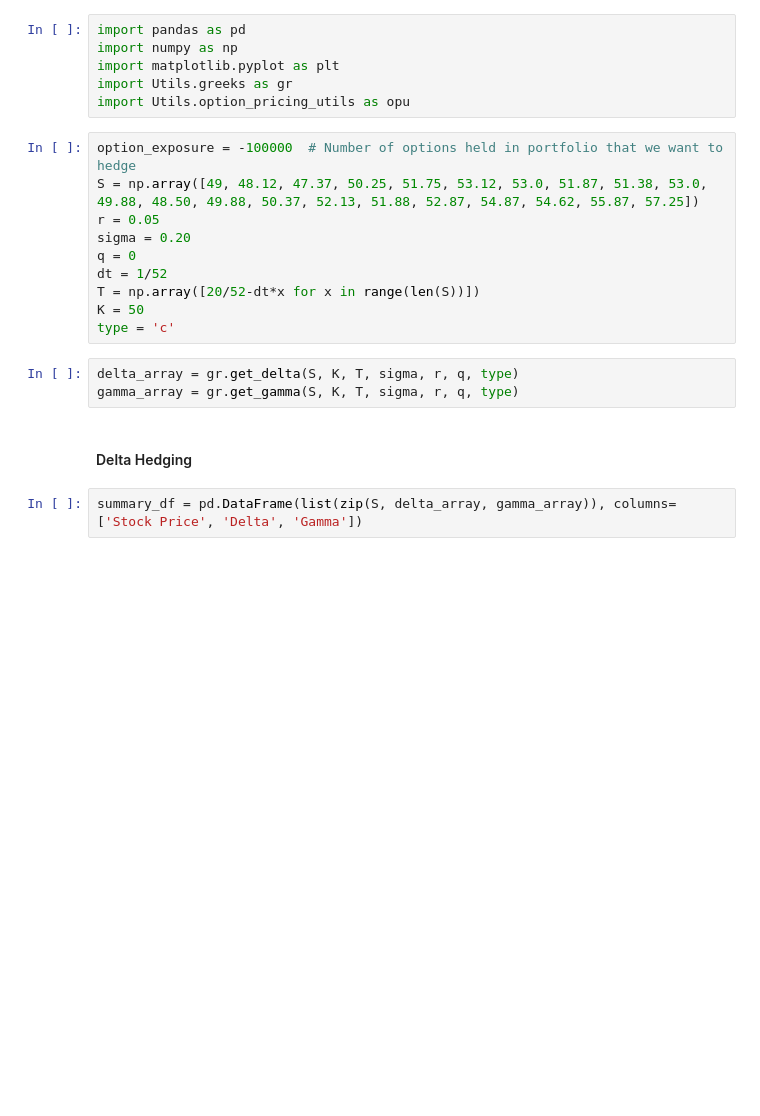
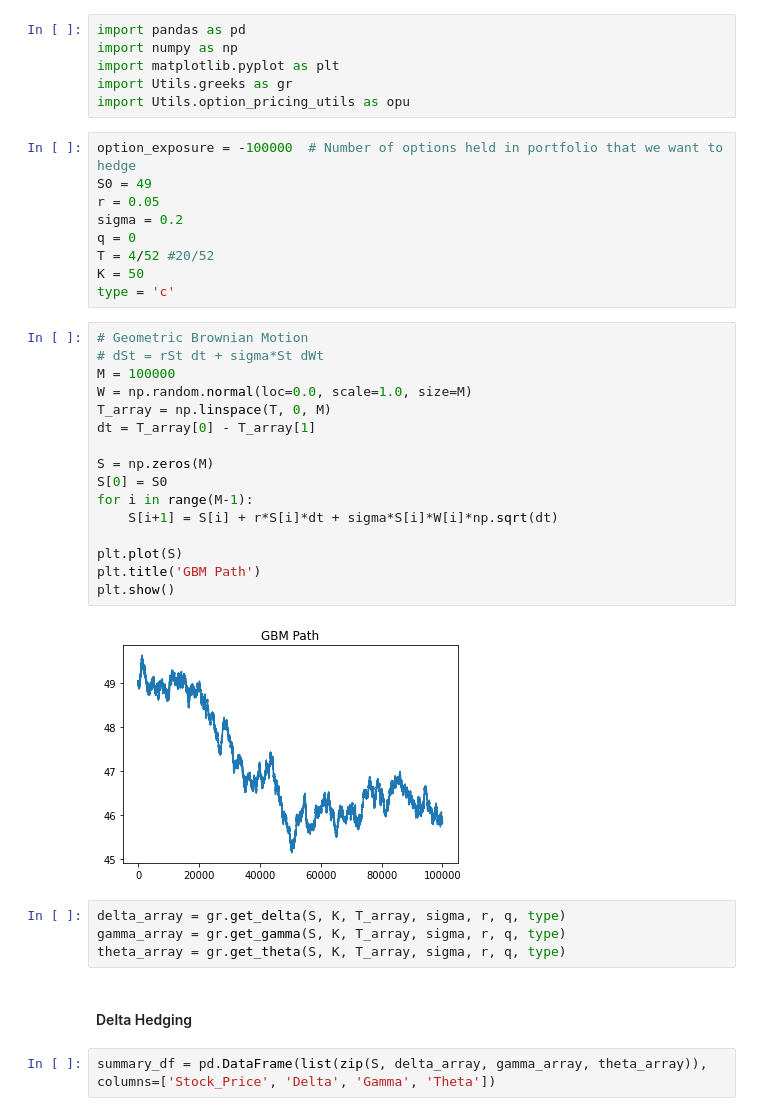
Before and after one commit to meaydemir/Option_Pricing, a Jupyter notebook: hedging_exercise.ipynb, the cells around one changed output. Cells and saved outputs as stored; diff of their text form; blank space fills up the shorter version.

```diff
--- a/hedging_exercise.ipynb
+++ b/hedging_exercise.ipynb
@@ -6,19 +6,37 @@ import Utils.greeks as gr
 import Utils.option_pricing_utils as opu
 # %%
 option_exposure = -100000  # Number of options held in portfolio that we want to hedge
-S = np.array([49, 48.12, 47.37, 50.25, 51.75, 53.12, 53.0, 51.87, 51.38, 53.0, 49.88, 48.50, 49.88, 50.37, 52.13, 51.88, 52.87, 54.87, 54.62, 55.87, 57.25])
+S0 = 49
 r = 0.05
-sigma = 0.20
+sigma = 0.2
 q = 0
-dt = 1/52
-T = np.array([20/52-dt*x for x in range(len(S))])
+T = 4/52 #20/52
 K = 50
 type = 'c'
+# %%
+# Geometric Brownian Motion
+# dSt = rSt dt + sigma*St dWt
+M = 100000
+W = np.random.normal(loc=0.0, scale=1.0, size=M)
+T_array = np.linspace(T, 0, M)
+dt = T_array[0] - T_array[1]
+
+S = np.zeros(M)
+S[0] = S0
+for i in range(M-1):
+    S[i+1] = S[i] + r*S[i]*dt + sigma*S[i]*W[i]*np.sqrt(dt)
+
+plt.plot(S)
+plt.title('GBM Path')
+plt.show()
+# %% [output]
+[figure, added]
 # %%
-delta_array = gr.get_delta(S, K, T, sigma, r, q, type)
-gamma_array = gr.get_gamma(S, K, T, sigma, r, q, type)
+delta_array = gr.get_delta(S, K, T_array, sigma, r, q, type)
+gamma_array = gr.get_gamma(S, K, T_array, sigma, r, q, type)
+theta_array = gr.get_theta(S, K, T_array, sigma, r, q, type)
 # %% [markdown]
 #### Delta Hedging
 # %%
-summary_df = pd.DataFrame(list(zip(S, delta_array, gamma_array)), columns=['Stock Price', 'Delta', 'Gamma'])
+summary_df = pd.DataFrame(list(zip(S, delta_array, gamma_array, theta_array)), columns=['Stock_Price', 'Delta', 'Gamma', 'Theta'])
 # %%
```
Also changed, not shown: parts of 5 cells of this notebook.
